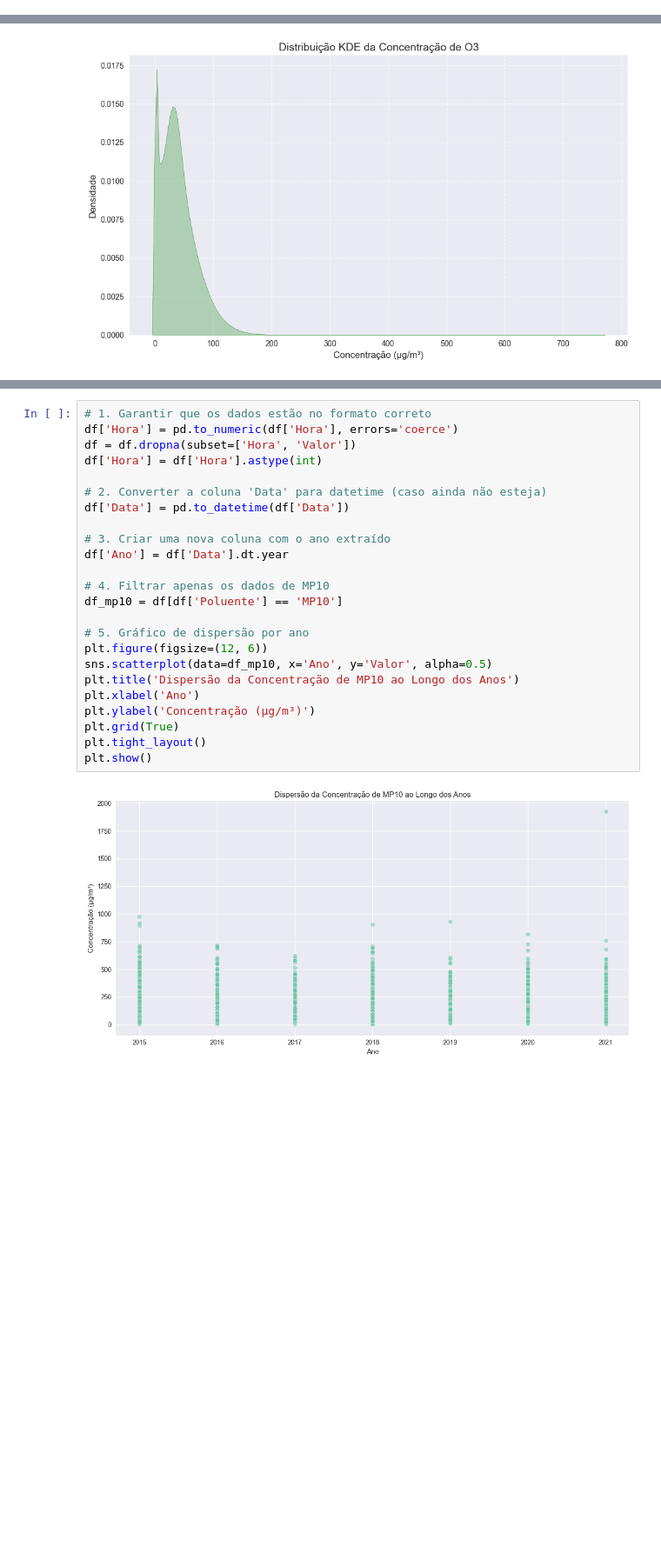
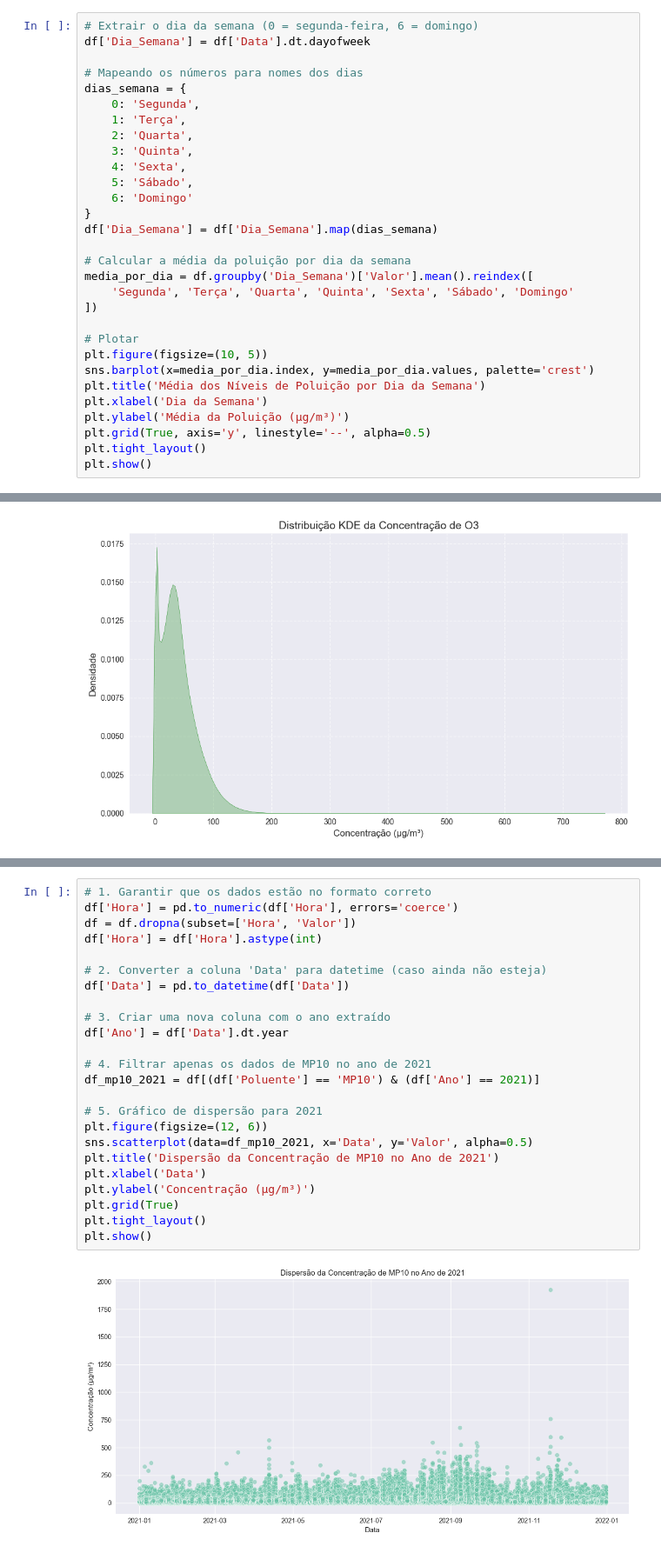
Before and after one commit to Jackson-Ramos/218606---ELABORAR-RELAT-RIO-ANAL-TICO-DE-DATA-SCIENCE, a Jupyter notebook: poluicao.ipynb, the cells around one changed output, grey strips where cells are left out. Shown at 87% size. Cells and saved outputs as stored; diff of their text form; blank space fills up the shorter version.

```diff
--- a/poluicao.ipynb
+++ b/poluicao.ipynb
@@ -947,0 +1035,30 @@ Name: Valor, Length: 1113840, dtype: float64
+# %%
+# Extrair o dia da semana (0 = segunda-feira, 6 = domingo)
+df['Dia_Semana'] = df['Data'].dt.dayofweek
+
+# Mapeando os números para nomes dos dias
+dias_semana = {
+    0: 'Segunda',
+    1: 'Terça',
+    2: 'Quarta',
+    3: 'Quinta',
+    4: 'Sexta',
+    5: 'Sábado',
+    6: 'Domingo'
+}
+df['Dia_Semana'] = df['Dia_Semana'].map(dias_semana)
+
+# Calcular a média da poluição por dia da semana
+media_por_dia = df.groupby('Dia_Semana')['Valor'].mean().reindex([
+    'Segunda', 'Terça', 'Quarta', 'Quinta', 'Sexta', 'Sábado', 'Domingo'
+])
+
+# Plotar
+plt.figure(figsize=(10, 5))
+sns.barplot(x=media_por_dia.index, y=media_por_dia.values, palette='crest')
+plt.title('Média dos Níveis de Poluição por Dia da Semana')
+plt.xlabel('Dia da Semana')
+plt.ylabel('Média da Poluição (µg/m³)')
+plt.grid(True, axis='y', linestyle='--', alpha=0.5)
+plt.tight_layout()
+plt.show()
@@ -1120,29 +1242,29 @@ Esses eventos extremos podem estar relacionados a **queimadas, aumento no tráfe
 # %%
 # 1. Garantir que os dados estão no formato correto
 df['Hora'] = pd.to_numeric(df['Hora'], errors='coerce')
 df = df.dropna(subset=['Hora', 'Valor'])
 df['Hora'] = df['Hora'].astype(int)
 
 # 2. Converter a coluna 'Data' para datetime (caso ainda não esteja)
 df['Data'] = pd.to_datetime(df['Data'])
 
 # 3. Criar uma nova coluna com o ano extraído
 df['Ano'] = df['Data'].dt.year
 
-# 4. Filtrar apenas os dados de MP10
-df_mp10 = df[df['Poluente'] == 'MP10']
+# 4. Filtrar apenas os dados de MP10 no ano de 2021
+df_mp10_2021 = df[(df['Poluente'] == 'MP10') & (df['Ano'] == 2021)]
 
-# 5. Gráfico de dispersão por ano
+# 5. Gráfico de dispersão para 2021
 plt.figure(figsize=(12, 6))
-sns.scatterplot(data=df_mp10, x='Ano', y='Valor', alpha=0.5)
-plt.title('Dispersão da Concentração de MP10 ao Longo dos Anos')
-plt.xlabel('Ano')
+sns.scatterplot(data=df_mp10_2021, x='Data', y='Valor', alpha=0.5)
+plt.title('Dispersão da Concentração de MP10 no Ano de 2021')
+plt.xlabel('Data')
 plt.ylabel('Concentração (µg/m³)')
 plt.grid(True)
 plt.tight_layout()
 plt.show()
 # %% [output]
-[figure, old version]
+[figure, new version]
 # %% [markdown]
 ### 6. Mapa de Correlação (Heatmap)
 
```
Also changed, not shown: parts of 9 cells of this notebook.
